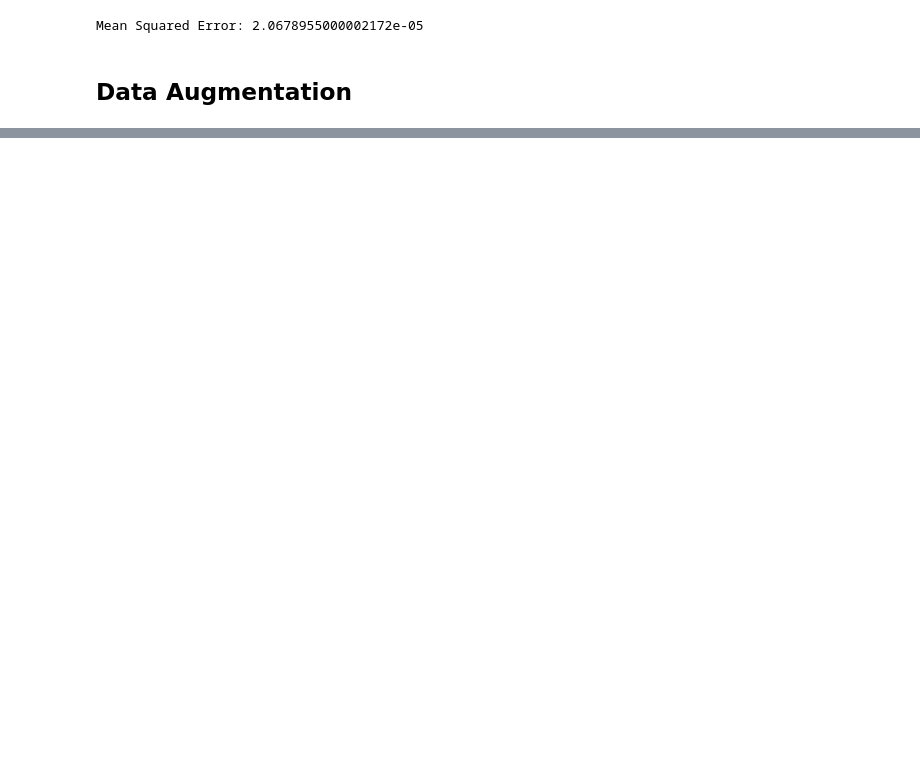
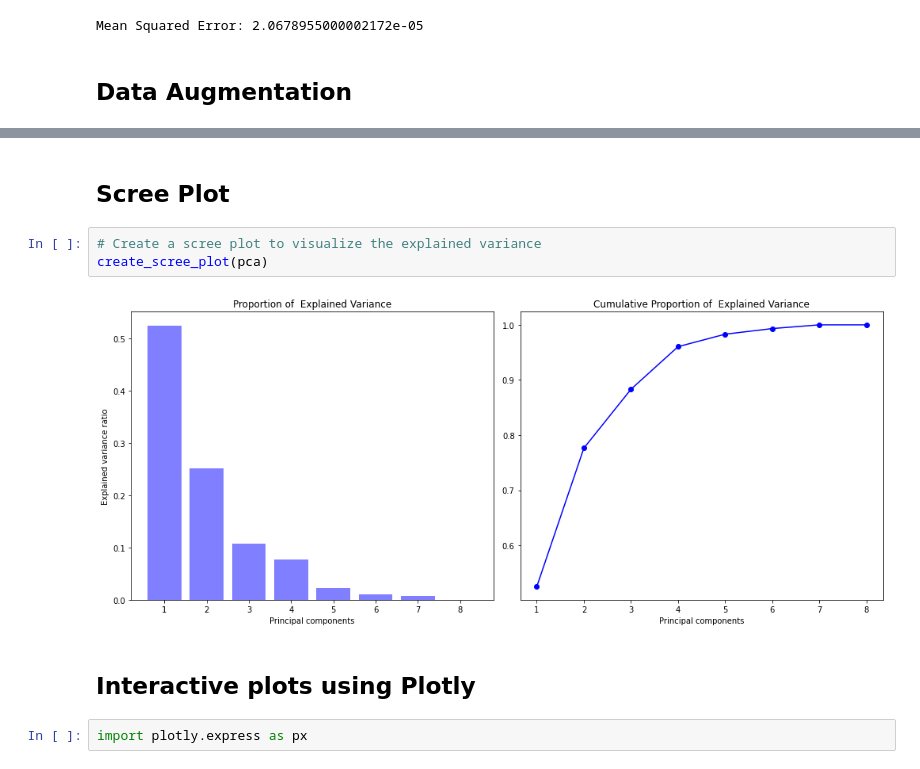
Before and after one commit to mayukhsen13/autoeda_test, a Jupyter notebook: Data_Analysis-ML.ipynb, the cells around one changed output, grey strips where cells are left out. Cells and saved outputs as stored; diff of their text form; blank space fills up the shorter version.

```diff
--- a/Data_Analysis-ML.ipynb
+++ b/Data_Analysis-ML.ipynb
@@ -129,0 +284,11 @@ sns.heatmap(corr)
+# %% [markdown]
+## Scree Plot
+# %%
+# Create a scree plot to visualize the explained variance
+create_scree_plot(pca)
+# %% [output]
+[figure, added]
+# %% [markdown]
+## Interactive plots using Plotly
+# %%
+import plotly.express as px
```
Also changed, not shown: parts of 21 cells of this notebook, 1 other file.
